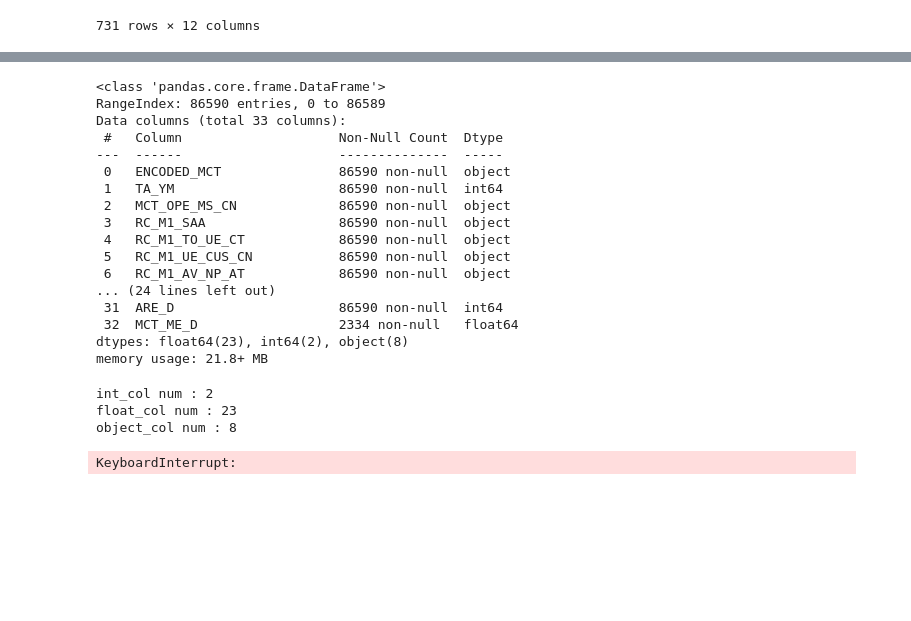
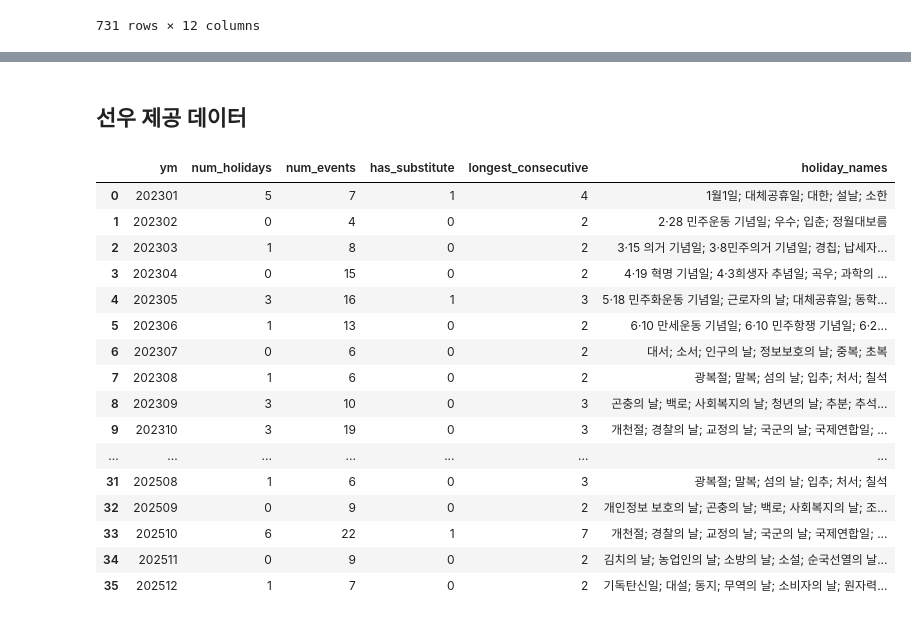
Before and after one commit to Hwaaanss/Capstone2_HelloKitty, a Jupyter notebook: EDA.ipynb, the cells around one changed output, grey strips where cells are left out. Saved outputs shown, nothing was run; the diff lists cells and outputs as text; code cells hidden in the pictures; blank space fills up the shorter version.

```diff
--- a/EDA.ipynb
+++ b/EDA.ipynb
@@ -456,45 +455,22 @@ data_prep
-# %%
-data_prep.info()
-# %% [output]
-<class 'pandas.core.frame.DataFrame'>
-RangeIndex: 86590 entries, 0 to 86589
-Data columns (total 33 columns):
- #   Column                    Non-Null Count  Dtype
----  ------                    --------------  -----
- 0   ENCODED_MCT               86590 non-null  object
- 1   TA_YM                     86590 non-null  int64
- 2   MCT_OPE_MS_CN             86590 non-null  object
- 3   RC_M1_SAA                 86590 non-null  object
- 4   RC_M1_TO_UE_CT            86590 non-null  object
- 5   RC_M1_UE_CUS_CN           86590 non-null  object
- 6   RC_M1_AV_NP_AT            86590 non-null  object
-... (24 lines left out)
- 31  ARE_D                     86590 non-null  int64
- 32  MCT_ME_D                  2334 non-null   float64
-dtypes: float64(23), int64(2), object(8)
-memory usage: 21.8+ MB
-# %%
-ob_lst = []
-flt_lst = []
-int_lst = []
-for c in data_prep.columns:
-    if data_prep[c].dtype == 'O':
-        ob_lst.append(c)
-    elif data_prep[c].dtype == 'float':
-        flt_lst.append(c)
-    else:
-        int_lst.append(c)
-print(f'int_col num : {len(int_lst)}', f'float_col num : {len(flt_lst)}', f'object_col num : {len(ob_lst)}',
-      sep='\n')
-# %% [output]
-int_col num : 2
-float_col num : 23
-object_col num : 8
-# %%
-cols = ['MCT_OPE_MS_CN','RC_M1_SAA','RC_M1_TO_UE_CT','RC_M1_UE_CUS_CN','RC_M1_AV_NP_AT','APV_CE_RAT']
-for cc in cols:
-    for idx in data_prep.index:
-        data_prep.loc[idx, cc] = data_prep.loc[idx, cc].split('_')[0]
-data_prep
-# %% [output]
-KeyboardInterrupt:
+# %% [markdown]
+## 선우 제공 데이터
+# %%
+pd.read_csv('/content/drive/MyDrive/B.S.degree/Capstone2_HelloKitty/dataset/특일_월피처.csv')
+# %% [output]
+|  | ym | num_holidays | num_events | has_substitute | longest_consecutive | holiday_names |
+| 0 | 202301 | 5 | 7 | 1 | 4 | 1월1일; 대체공휴일; 대한; 설날; 소한 |
+| 1 | 202302 | 0 | 4 | 0 | 2 | 2·28 민주운동 기념일; 우수; 입춘; 정월대보름 |
+| 2 | 202303 | 1 | 8 | 0 | 2 | 3·15 의거 기념일; 3·8민주의거 기념일; 경칩; 납세자... |
+| 3 | 202304 | 0 | 15 | 0 | 2 | 4·19 혁명 기념일; 4·3희생자 추념일; 곡우; 과학의 ... |
+| 4 | 202305 | 3 | 16 | 1 | 3 | 5·18 민주화운동 기념일; 근로자의 날; 대체공휴일; 동학... |
+| 5 | 202306 | 1 | 13 | 0 | 2 | 6·10 만세운동 기념일; 6·10 민주항쟁 기념일; 6·2... |
+| 6 | 202307 | 0 | 6 | 0 | 2 | 대서; 소서; 인구의 날; 정보보호의 날; 중복; 초복 |
+| 7 | 202308 | 1 | 6 | 0 | 2 | 광복절; 말복; 섬의 날; 입추; 처서; 칠석 |
+| 8 | 202309 | 3 | 10 | 0 | 3 | 곤충의 날; 백로; 사회복지의 날; 청년의 날; 추분; 추석... |
+| 9 | 202310 | 3 | 19 | 0 | 3 | 개천절; 경찰의 날; 교정의 날; 국군의 날; 국제연합일; ... |
+| ... | ... | ... | ... | ... | ... | ... |
+| 31 | 202508 | 1 | 6 | 0 | 3 | 광복절; 말복; 섬의 날; 입추; 처서; 칠석 |
+| 32 | 202509 | 0 | 9 | 0 | 2 | 개인정보 보호의 날; 곤충의 날; 백로; 사회복지의 날; 조... |
+| 33 | 202510 | 6 | 22 | 1 | 7 | 개천절; 경찰의 날; 교정의 날; 국군의 날; 국제연합일; ... |
+| 34 | 202511 | 0 | 9 | 0 | 2 | 김치의 날; 농업인의 날; 소방의 날; 소설; 순국선열의 날... |
+| 35 | 202512 | 1 | 7 | 0 | 2 | 기독탄신일; 대설; 동지; 무역의 날; 소비자의 날; 원자력... |
```
Also changed, not shown: parts of 16 cells of this notebook.
